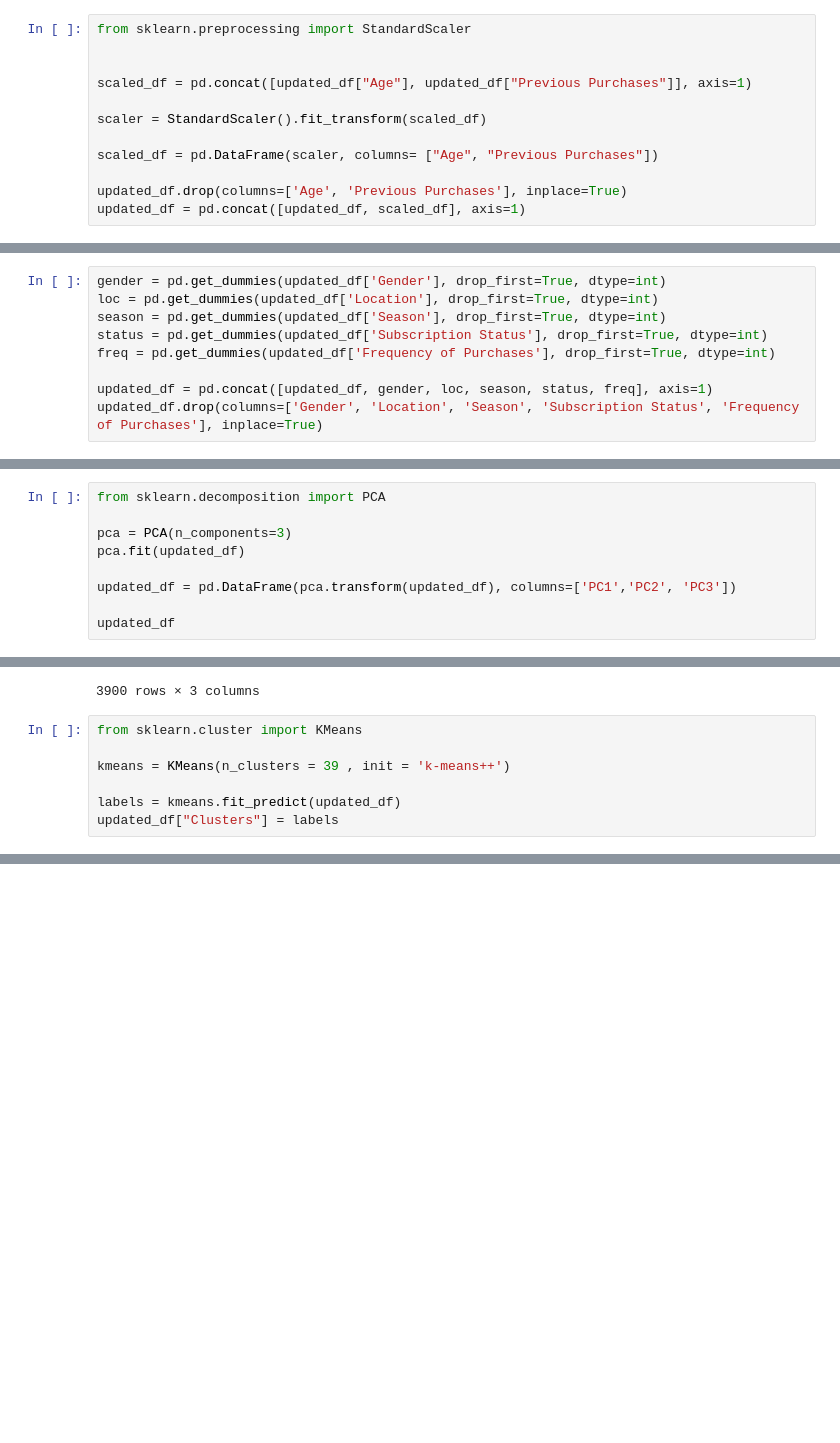
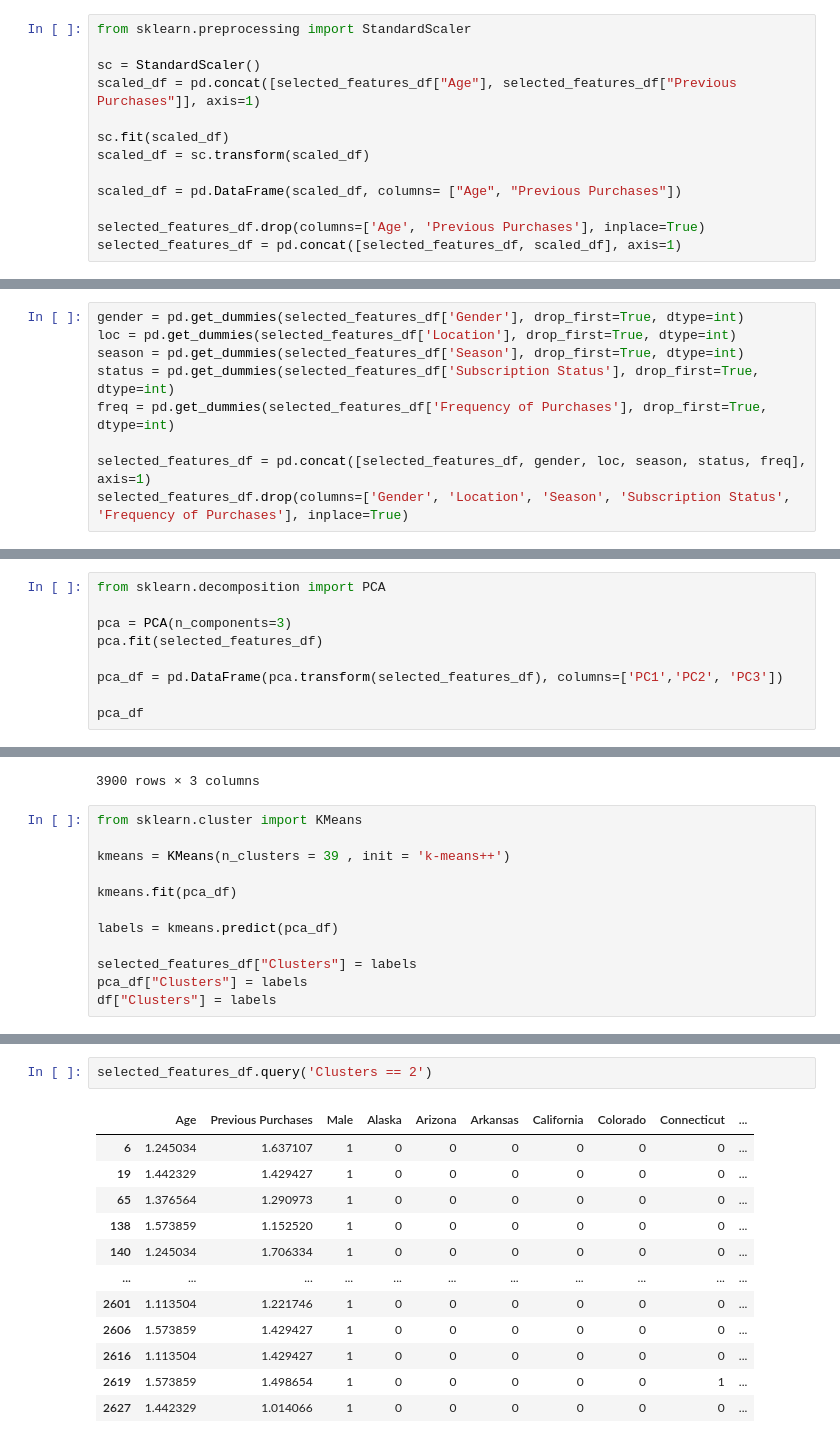
Before and after one commit to suyashgoel/product-recommendation, a Jupyter notebook: product-recommendation.ipynb, the cells around one changed output, grey strips where cells are left out. Drawn from its saved outputs; the diff is of its cells as text; blank space fills up the shorter version.

```diff
--- a/product-recommendation.ipynb
+++ b/product-recommendation.ipynb
@@ -60,15 +60,16 @@ sns.heatmap(cramers(cat_var), vmin = 0, vmax = 1, annot= True)
 # %%
 from sklearn.preprocessing import StandardScaler
 
+sc = StandardScaler()
+scaled_df = pd.concat([selected_features_df["Age"], selected_features_df["Previous Purchases"]], axis=1)
 
-scaled_df = pd.concat([updated_df["Age"], updated_df["Previous Purchases"]], axis=1)
+sc.fit(scaled_df)
+scaled_df = sc.transform(scaled_df)
 
-scaler = StandardScaler().fit_transform(scaled_df)
+scaled_df = pd.DataFrame(scaled_df, columns= ["Age", "Previous Purchases"])
 
-scaled_df = pd.DataFrame(scaler, columns= ["Age", "Previous Purchases"])
-
-updated_df.drop(columns=['Age', 'Previous Purchases'], inplace=True)
-updated_df = pd.concat([updated_df, scaled_df], axis=1)
+selected_features_df.drop(columns=['Age', 'Previous Purchases'], inplace=True)
+selected_features_df = pd.concat([selected_features_df, scaled_df], axis=1)
 # %% [output]
 A value is trying to be set on a copy of a slice from a DataFrame
 
@@ -77,10 +78,10 @@ See the caveats in the documentation: https://pandas.pydata.org/pandas-docs/stab
 # %%
-gender = pd.get_dummies(updated_df['Gender'], drop_first=True, dtype=int)
-loc = pd.get_dummies(updated_df['Location'], drop_first=True, dtype=int)
-season = pd.get_dummies(updated_df['Season'], drop_first=True, dtype=int)
-status = pd.get_dummies(updated_df['Subscription Status'], drop_first=True, dtype=int)
-freq = pd.get_dummies(updated_df['Frequency of Purchases'], drop_first=True, dtype=int)
+gender = pd.get_dummies(selected_features_df['Gender'], drop_first=True, dtype=int)
+loc = pd.get_dummies(selected_features_df['Location'], drop_first=True, dtype=int)
+season = pd.get_dummies(selected_features_df['Season'], drop_first=True, dtype=int)
+status = pd.get_dummies(selected_features_df['Subscription Status'], drop_first=True, dtype=int)
+freq = pd.get_dummies(selected_features_df['Frequency of Purchases'], drop_first=True, dtype=int)
 
-updated_df = pd.concat([updated_df, gender, loc, season, status, freq], axis=1)
-updated_df.drop(columns=['Gender', 'Location', 'Season', 'Subscription Status', 'Frequency of Purchases'], inplace=True)
+selected_features_df = pd.concat([selected_features_df, gender, loc, season, status, freq], axis=1)
+selected_features_df.drop(columns=['Gender', 'Location', 'Season', 'Subscription Status', 'Frequency of Purchases'], inplace=True)
 # %%
@@ -107,11 +108,11 @@ updated_df.head
 from sklearn.decomposition import PCA
 
 pca = PCA(n_components=3)
-pca.fit(updated_df)
+pca.fit(selected_features_df)
 
-updated_df = pd.DataFrame(pca.transform(updated_df), columns=['PC1','PC2', 'PC3'])
+pca_df = pd.DataFrame(pca.transform(selected_features_df), columns=['PC1','PC2', 'PC3'])
 
-updated_df
+pca_df
 # %% [output]
 |  | PC1 | PC2 | PC3 |
 | 0 | 0.041575 | 1.025800 | 0.731058 |
@@ -131,6 +132,11 @@ from sklearn.cluster import KMeans
 
 kmeans = KMeans(n_clusters = 39 , init = 'k-means++')
 
-labels = kmeans.fit_predict(updated_df)
-updated_df["Clusters"] = labels
+kmeans.fit(pca_df)
+
+labels = kmeans.predict(pca_df)
+
+selected_features_df["Clusters"] = labels
+pca_df["Clusters"] = labels
+df["Clusters"] = labels
 # %%
@@ -154,0 +216,15 @@ df = pd.concat([df, updated_df["Clusters"]], axis=1)
+# %%
+selected_features_df.query('Clusters == 2')
+# %% [output]
+|  | Age | Previous Purchases | Male | Alaska | Arizona | Arkansas | California | Colorado | Connecticut | ... |
+| 6 | 1.245034 | 1.637107 | 1 | 0 | 0 | 0 | 0 | 0 | 0 | ... |
+| 19 | 1.442329 | 1.429427 | 1 | 0 | 0 | 0 | 0 | 0 | 0 | ... |
+| 65 | 1.376564 | 1.290973 | 1 | 0 | 0 | 0 | 0 | 0 | 0 | ... |
+| 138 | 1.573859 | 1.152520 | 1 | 0 | 0 | 0 | 0 | 0 | 0 | ... |
+| 140 | 1.245034 | 1.706334 | 1 | 0 | 0 | 0 | 0 | 0 | 0 | ... |
+| ... | ... | ... | ... | ... | ... | ... | ... | ... | ... | ... |
+| 2601 | 1.113504 | 1.221746 | 1 | 0 | 0 | 0 | 0 | 0 | 0 | ... |
+| 2606 | 1.573859 | 1.429427 | 1 | 0 | 0 | 0 | 0 | 0 | 0 | ... |
+| 2616 | 1.113504 | 1.429427 | 1 | 0 | 0 | 0 | 0 | 0 | 0 | ... |
+| 2619 | 1.573859 | 1.498654 | 1 | 0 | 0 | 0 | 0 | 0 | 1 | ... |
+| 2627 | 1.442329 | 1.014066 | 1 | 0 | 0 | 0 | 0 | 0 | 0 | ... |
```
Also changed, not shown: parts of 19 cells of this notebook.
